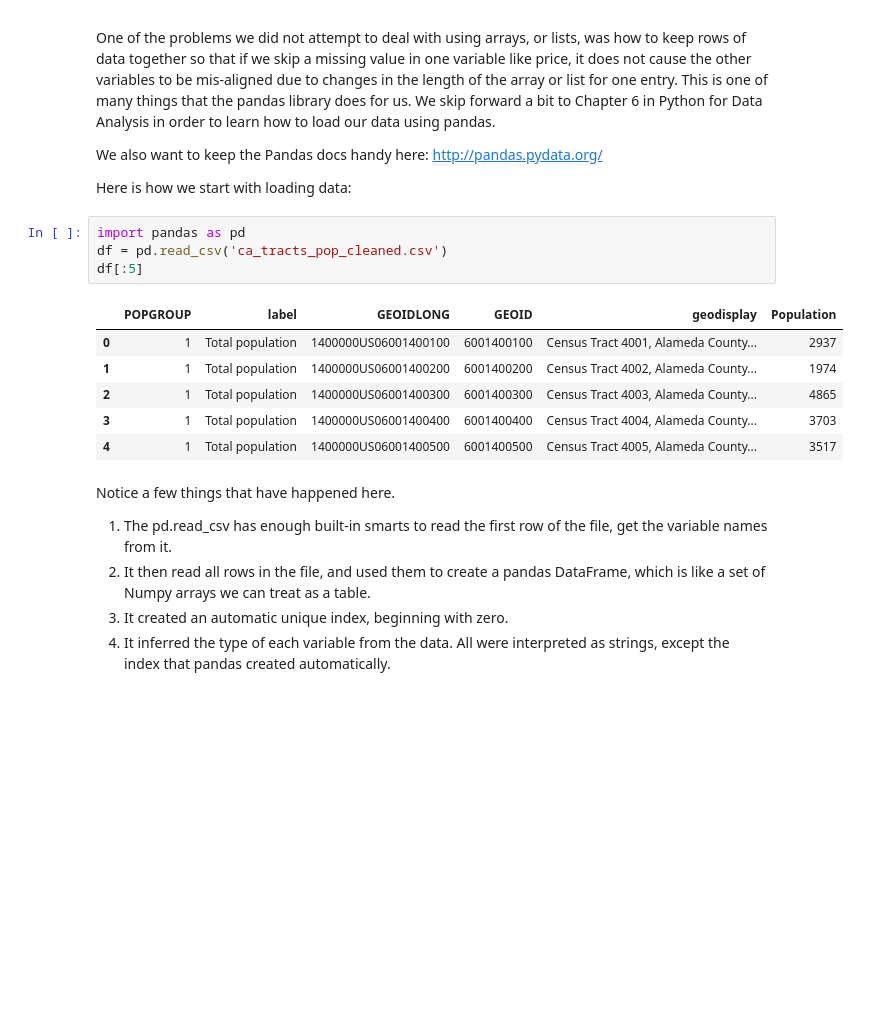
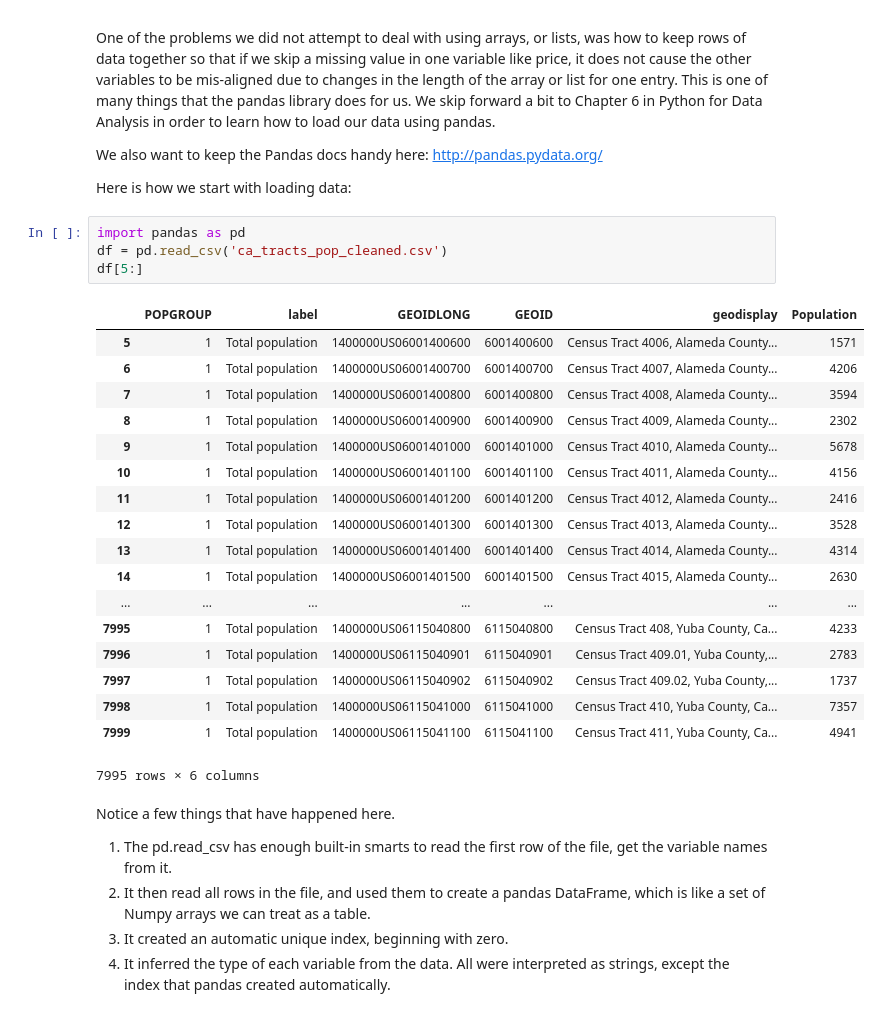
Before and after one commit to mgraehleruky/ce599, a Jupyter notebook: 05-Pandas Basics Part 1/From-Rows-to-Lists-Arrays-and-DataFrames.ipynb, the cells around one changed output. Drawn from its saved outputs; the diff is of its cells as text; blank space fills up the shorter version.

Commit message:
Exercise 6 Submission
Pandas dataframe exercises.

```diff
--- a/05-Pandas Basics Part 1/From-Rows-to-Lists-Arrays-and-DataFrames.ipynb
+++ b/05-Pandas Basics Part 1/From-Rows-to-Lists-Arrays-and-DataFrames.ipynb
@@ -499,14 +499,26 @@ Here is how we start with loading data:
 # %%
 import pandas as pd
 df = pd.read_csv('ca_tracts_pop_cleaned.csv')
-df[:5]
+df[5:]
 # %% [output]
 |  | POPGROUP | label | GEOIDLONG | GEOID | geodisplay | Population |
-| 0 | 1 | Total population | 1400000US06001400100 | 6001400100 | Census Tract 4001, Alameda County... | 2937 |
-| 1 | 1 | Total population | 1400000US06001400200 | 6001400200 | Census Tract 4002, Alameda County... | 1974 |
-| 2 | 1 | Total population | 1400000US06001400300 | 6001400300 | Census Tract 4003, Alameda County... | 4865 |
-| 3 | 1 | Total population | 1400000US06001400400 | 6001400400 | Census Tract 4004, Alameda County... | 3703 |
-| 4 | 1 | Total population | 1400000US06001400500 | 6001400500 | Census Tract 4005, Alameda County... | 3517 |
+| 5 | 1 | Total population | 1400000US06001400600 | 6001400600 | Census Tract 4006, Alameda County... | 1571 |
+| 6 | 1 | Total population | 1400000US06001400700 | 6001400700 | Census Tract 4007, Alameda County... | 4206 |
+| 7 | 1 | Total population | 1400000US06001400800 | 6001400800 | Census Tract 4008, Alameda County... | 3594 |
+| 8 | 1 | Total population | 1400000US06001400900 | 6001400900 | Census Tract 4009, Alameda County... | 2302 |
+| 9 | 1 | Total population | 1400000US06001401000 | 6001401000 | Census Tract 4010, Alameda County... | 5678 |
+| 10 | 1 | Total population | 1400000US06001401100 | 6001401100 | Census Tract 4011, Alameda County... | 4156 |
+| 11 | 1 | Total population | 1400000US06001401200 | 6001401200 | Census Tract 4012, Alameda County... | 2416 |
+| 12 | 1 | Total population | 1400000US06001401300 | 6001401300 | Census Tract 4013, Alameda County... | 3528 |
+| 13 | 1 | Total population | 1400000US06001401400 | 6001401400 | Census Tract 4014, Alameda County... | 4314 |
+| 14 | 1 | Total population | 1400000US06001401500 | 6001401500 | Census Tract 4015, Alameda County... | 2630 |
+| ... | ... | ... | ... | ... | ... | ... |
+| 7995 | 1 | Total population | 1400000US06115040800 | 6115040800 | Census Tract 408, Yuba County, Ca... | 4233 |
+| 7996 | 1 | Total population | 1400000US06115040901 | 6115040901 | Census Tract 409.01, Yuba County,... | 2783 |
+| 7997 | 1 | Total population | 1400000US06115040902 | 6115040902 | Census Tract 409.02, Yuba County,... | 1737 |
+| 7998 | 1 | Total population | 1400000US06115041000 | 6115041000 | Census Tract 410, Yuba County, Ca... | 7357 |
+| 7999 | 1 | Total population | 1400000US06115041100 | 6115041100 | Census Tract 411, Yuba County, Ca... | 4941 |
+7995 rows × 6 columns
 # %% [markdown]
 Notice a few things that have happened here.
 
```
Also changed, not shown: parts of 1 cell of this notebook, 2 other files.
